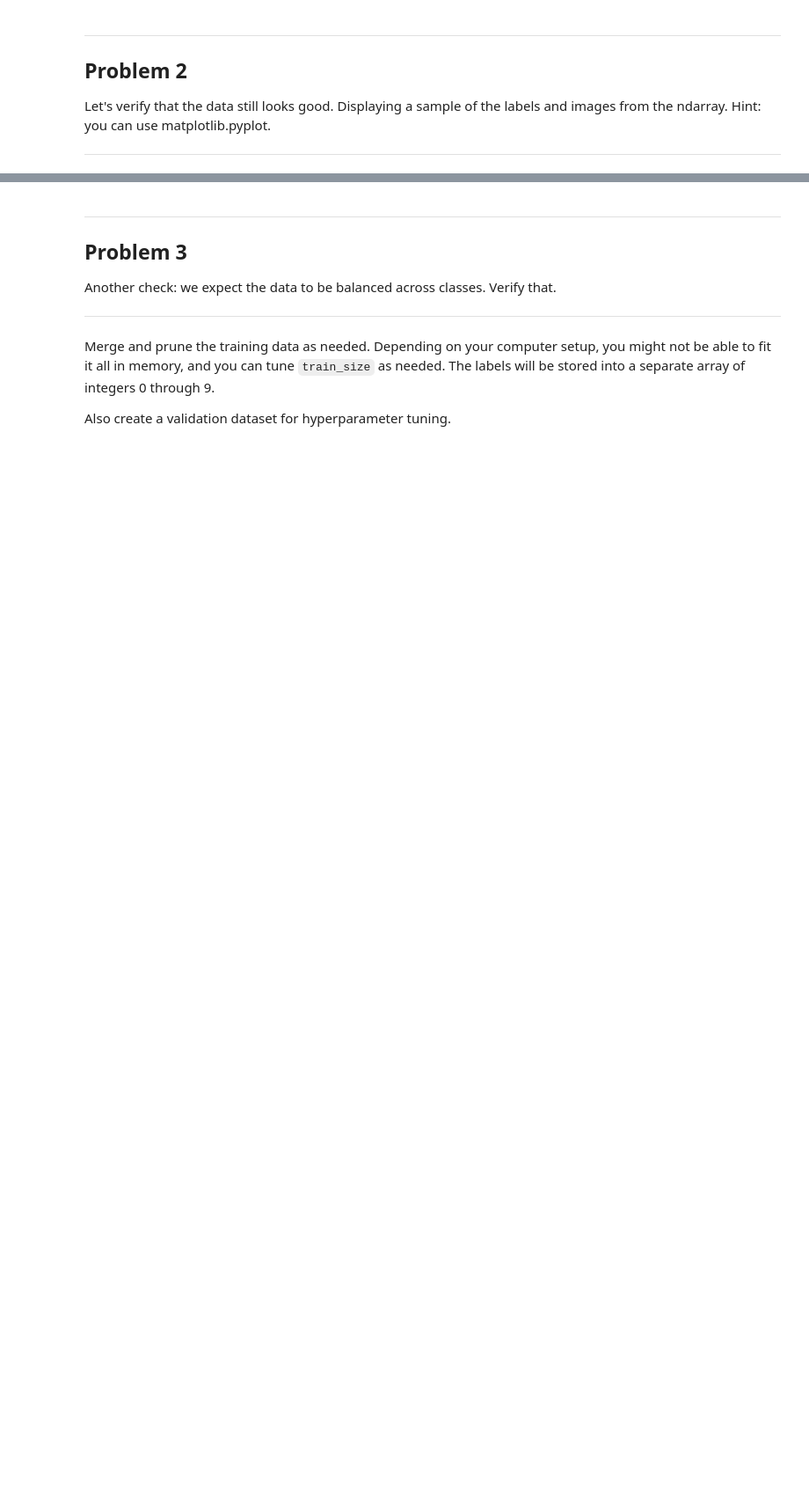
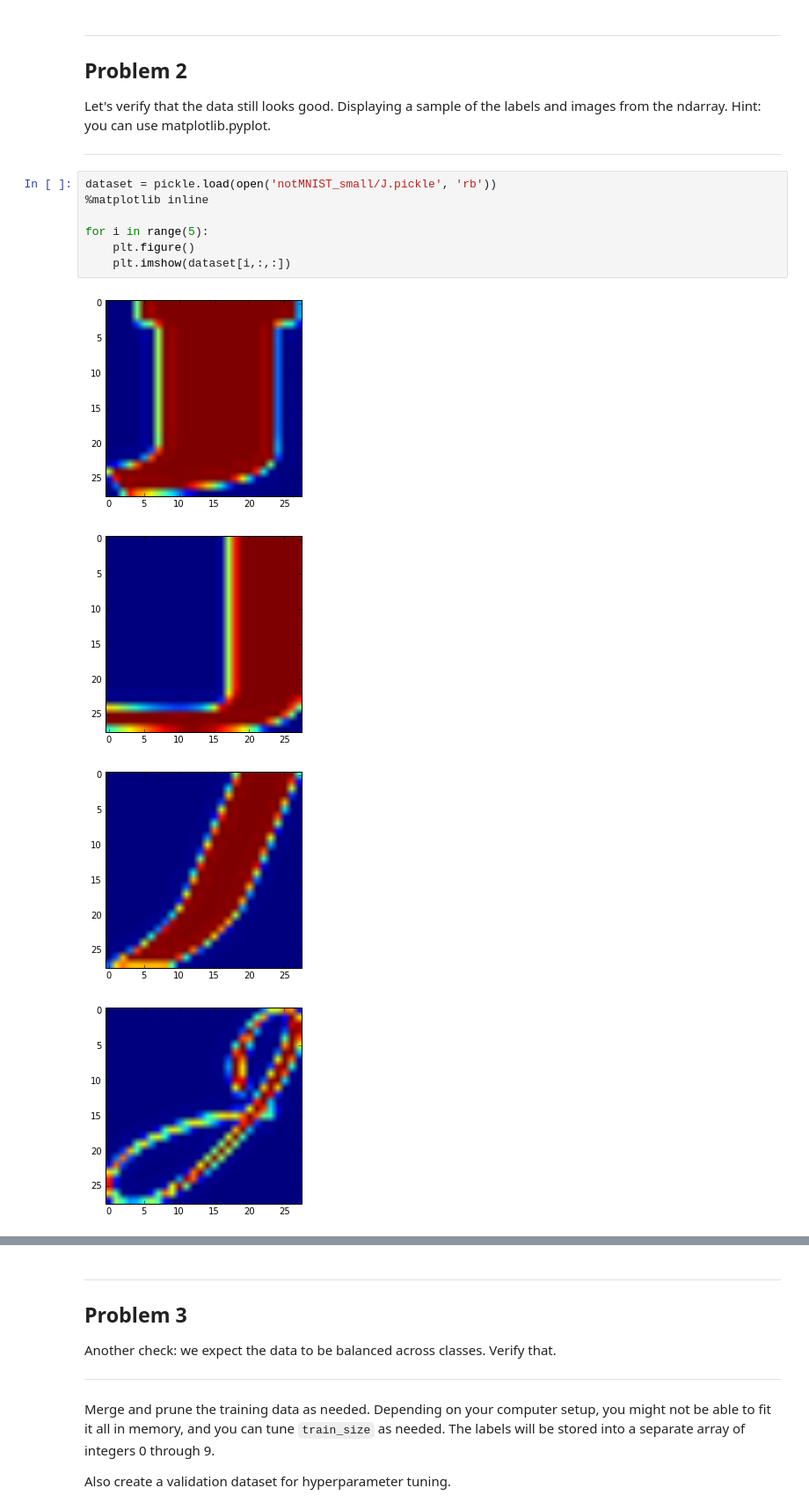
Before and after one commit to go717franciswang/udacity-deep-learning, a Jupyter notebook: 1_notmnist.ipynb, the cells around one changed output, grey strips where cells are left out. Shown at 88% size. Drawn from its saved outputs; the diff is of its cells as text; blank space fills up the shorter version.

```diff
--- a/1_notmnist.ipynb
+++ b/1_notmnist.ipynb
@@ -180,3 +195,15 @@ Problem 2
 Let's verify that the data still looks good. Displaying a sample of the labels and images from the ndarray. Hint: you can use matplotlib.pyplot.
 
 ---
+# %%
+dataset = pickle.load(open('notMNIST_small/J.pickle', 'rb'))
+%matplotlib inline
+
+for i in range(5):
+    plt.figure()
+    plt.imshow(dataset[i,:,:])
+# %% [output]
+[figure, added]
+[figure, added]
+[figure, added]
+[figure, added]
```
Also changed, not shown: parts of 2 cells of this notebook.
